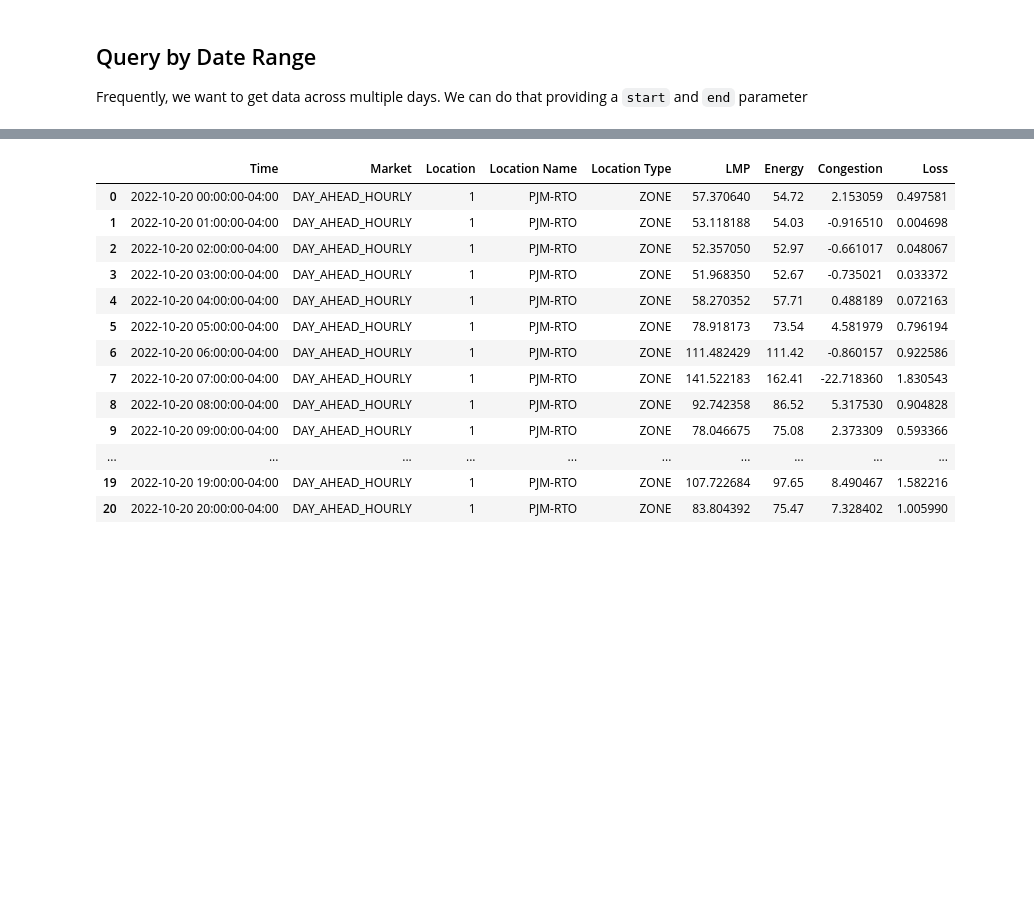
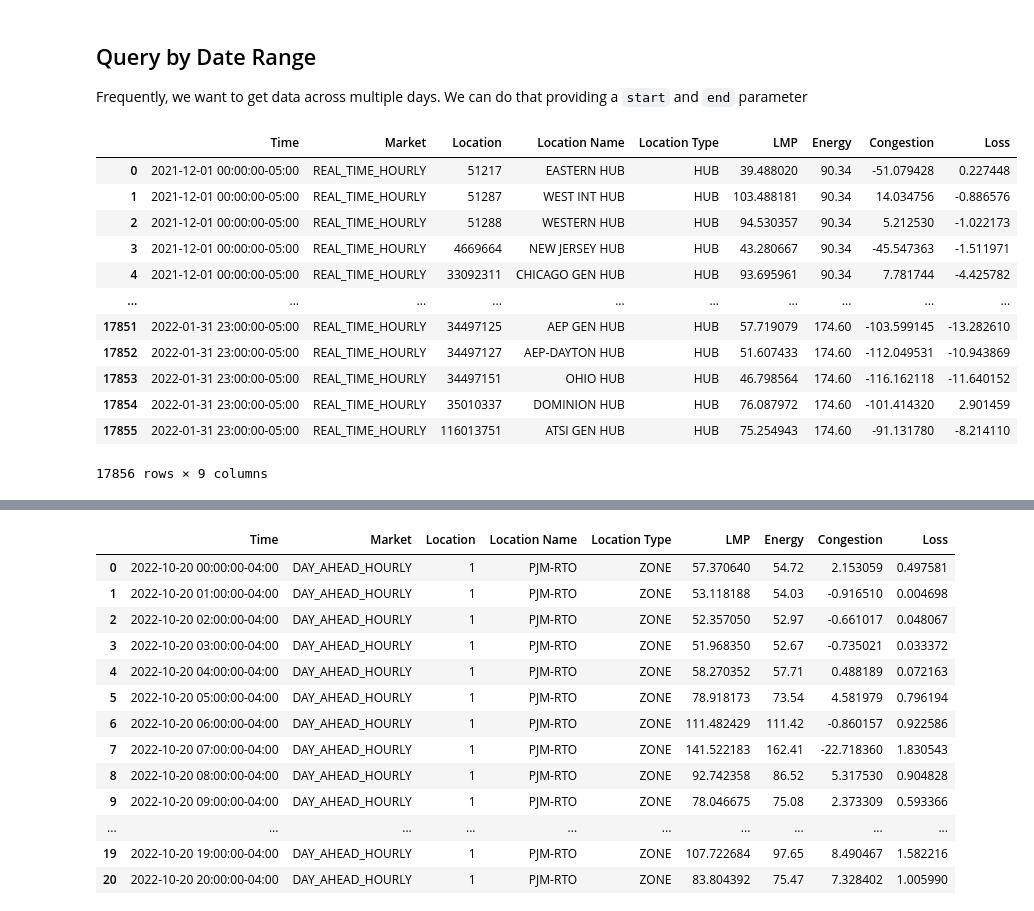
Before and after one commit to gridstatus/gridstatus, a Jupyter notebook: Examples/PJM LMP Data.ipynb, the cells around one changed output, grey strips where cells are left out. Drawn from its saved outputs; the diff is of its cells as text; code cells hidden in the pictures; blank space fills up the shorter version.

```diff
--- a/Examples/PJM LMP Data.ipynb
+++ b/Examples/PJM LMP Data.ipynb
@@ -43,3 +44,24 @@ df
 ## Query by Date Range
 
 Frequently, we want to get data across multiple days. We can do that providing a `start` and `end` parameter
+# %%
+df = iso.get_historical_lmp(start="Dec 1, 2021",
+                            end="Feb 1, 2022",
+                            market="REAL_TIME_HOURLY",
+                            location_type="HUB")
+
+df
+# %% [output]
+|  | Time | Market | Location | Location Name | Location Type | LMP | Energy | Congestion | Loss |
+| 0 | 2021-12-01 00:00:00-05:00 | REAL_TIME_HOURLY | 51217 | EASTERN HUB | HUB | 39.488020 | 90.34 | -51.079428 | 0.227448 |
+| 1 | 2021-12-01 00:00:00-05:00 | REAL_TIME_HOURLY | 51287 | WEST INT HUB | HUB | 103.488181 | 90.34 | 14.034756 | -0.886576 |
+| 2 | 2021-12-01 00:00:00-05:00 | REAL_TIME_HOURLY | 51288 | WESTERN HUB | HUB | 94.530357 | 90.34 | 5.212530 | -1.022173 |
+| 3 | 2021-12-01 00:00:00-05:00 | REAL_TIME_HOURLY | 4669664 | NEW JERSEY HUB | HUB | 43.280667 | 90.34 | -45.547363 | -1.511971 |
+| 4 | 2021-12-01 00:00:00-05:00 | REAL_TIME_HOURLY | 33092311 | CHICAGO GEN HUB | HUB | 93.695961 | 90.34 | 7.781744 | -4.425782 |
+| ... | ... | ... | ... | ... | ... | ... | ... | ... | ... |
+| 17851 | 2022-01-31 23:00:00-05:00 | REAL_TIME_HOURLY | 34497125 | AEP GEN HUB | HUB | 57.719079 | 174.60 | -103.599145 | -13.282610 |
+| 17852 | 2022-01-31 23:00:00-05:00 | REAL_TIME_HOURLY | 34497127 | AEP-DAYTON HUB | HUB | 51.607433 | 174.60 | -112.049531 | -10.943869 |
+| 17853 | 2022-01-31 23:00:00-05:00 | REAL_TIME_HOURLY | 34497151 | OHIO HUB | HUB | 46.798564 | 174.60 | -116.162118 | -11.640152 |
+| 17854 | 2022-01-31 23:00:00-05:00 | REAL_TIME_HOURLY | 35010337 | DOMINION HUB | HUB | 76.087972 | 174.60 | -101.414320 | 2.901459 |
+| 17855 | 2022-01-31 23:00:00-05:00 | REAL_TIME_HOURLY | 116013751 | ATSI GEN HUB | HUB | 75.254943 | 174.60 | -91.131780 | -8.214110 |
+17856 rows × 9 columns
```
Also changed, not shown: parts of 17 cells of this notebook, 4 other files.
